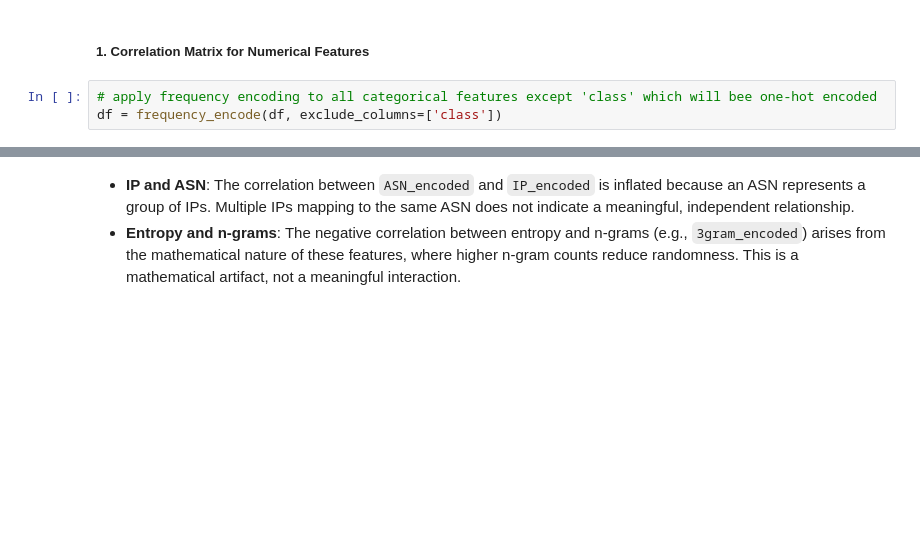
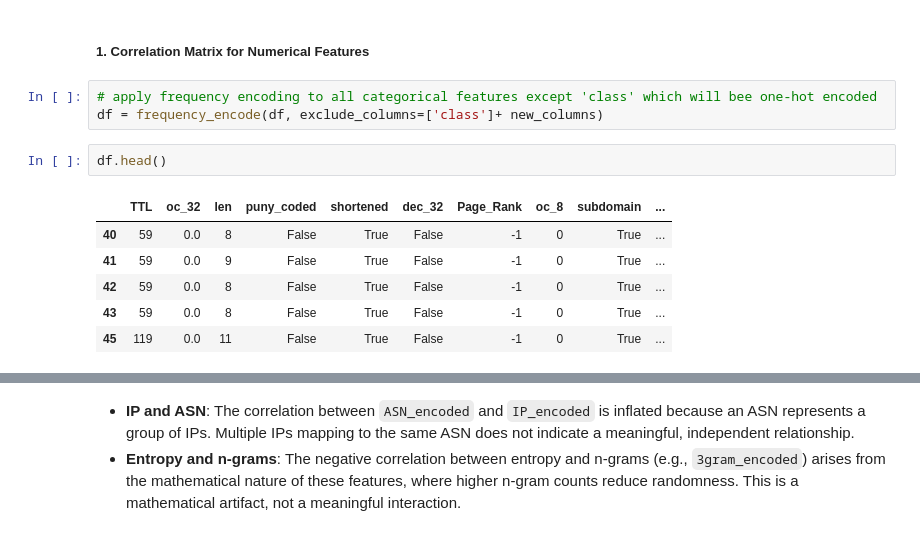
Before and after one commit to roy2392/CIC-Bell-DNS-2021-ML, a Jupyter notebook: notebooks/CIC Bell DNS EDA.ipynb, the cells around one changed output, grey strips where cells are left out. Saved outputs shown, nothing was run; the diff lists cells and outputs as text; blank space fills up the shorter version.

```diff
--- a/notebooks/CIC Bell DNS EDA.ipynb
+++ b/notebooks/CIC Bell DNS EDA.ipynb
@@ -983,4 +1001,13 @@ Top 5 categories:
 ##### 1. Correlation Matrix for Numerical Features
 # %%
 # apply frequency encoding to all categorical features except 'class' which will bee one-hot encoded
-df = frequency_encode(df, exclude_columns=['class'])
+df = frequency_encode(df, exclude_columns=['class']+ new_columns)
+# %%
+df.head()
+# %% [output]
+|  | TTL | oc_32 | len | puny_coded | shortened | dec_32 | Page_Rank | oc_8 | subdomain | ... |
+| 40 | 59 | 0.0 | 8 | False | True | False | -1 | 0 | True | ... |
+| 41 | 59 | 0.0 | 9 | False | True | False | -1 | 0 | True | ... |
+| 42 | 59 | 0.0 | 8 | False | True | False | -1 | 0 | True | ... |
+| 43 | 59 | 0.0 | 8 | False | True | False | -1 | 0 | True | ... |
+| 45 | 119 | 0.0 | 11 | False | True | False | -1 | 0 | True | ... |
```
Also changed, not shown: parts of 9 cells of this notebook, 1 other file.
